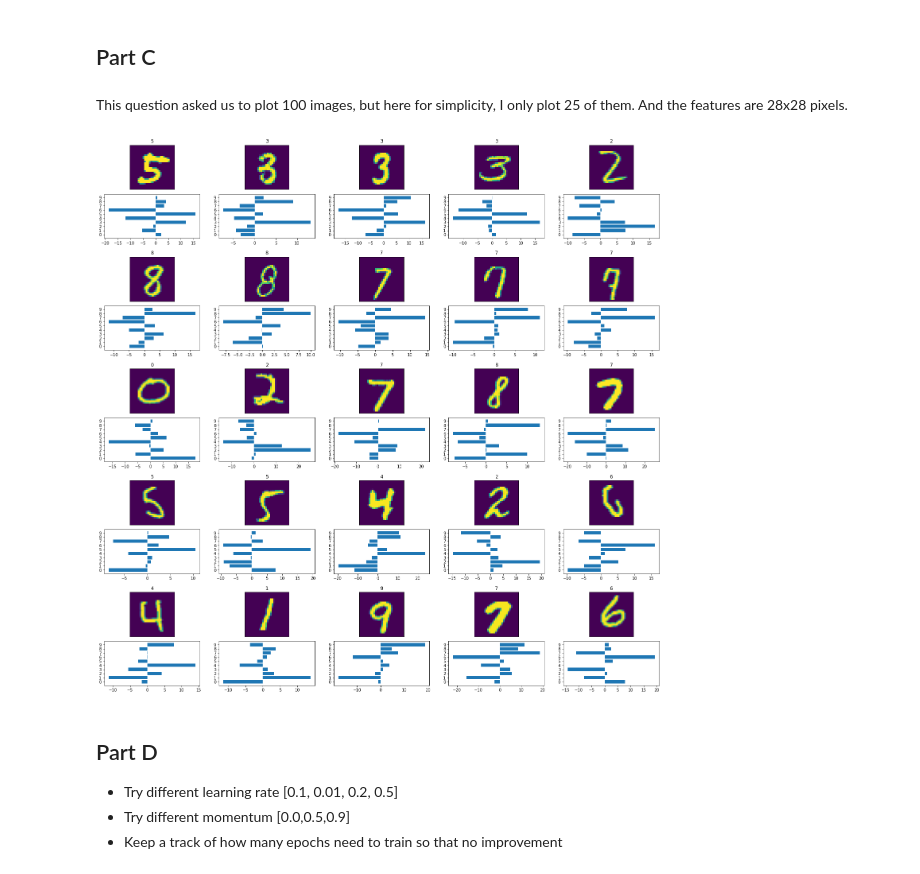
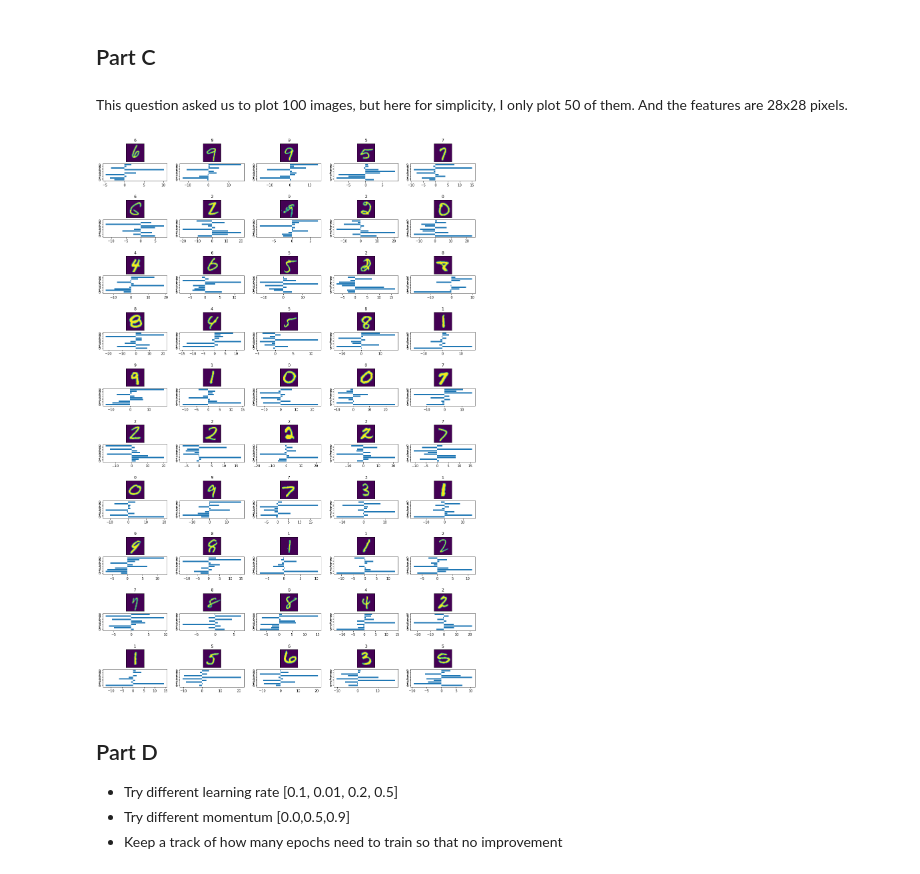
Before and after one commit to xdr100/5241HW, a Jupyter notebook: HW4Q5.ipynb, the cells around one changed output. Saved outputs shown, nothing was run; the diff lists cells and outputs as text; code cells hidden in the pictures.

```diff
--- a/HW4Q5.ipynb
+++ b/HW4Q5.ipynb
@@ -288,7 +288,7 @@ The training accuracy keeps growing to 1.0, and the validation accuracy stop inc
 # %% [markdown]
 ## Part C
 # %% [markdown]
-This question asked us to plot 100 images, but here for simplicity, I only plot 25 of them. And the features are 28x28 pixels.
+This question asked us to plot 100 images, but here for simplicity, I only plot 50 of them. And the features are 28x28 pixels.
 # %%
 import matplotlib.gridspec as gridspec
 # %%
@@ -296,28 +296,28 @@ if use_cuda:
     retrained_model.cuda()
 # %%
 classes = ["0","1","2","3","4","5","6","7","8","9"]
-fig = plt.figure(figsize=(25, 25))
-outer = gridspec.GridSpec(5, 5, wspace=0.2, hspace=0.2)
+fig = plt.figure(figsize=(20, 30))
+outer = gridspec.GridSpec(10, 5, wspace=0.2, hspace=0.5)
 for i, (images,labels) in enumerate(train_loader):
     inner = gridspec.GridSpecFromSubplotSpec(2, 1,
                       subplot_spec=outer[i], wspace=0.1, hspace=0.1)
 
 
     ax = plt.Subplot(fig, inner[0])
     ax.imshow(np.transpose(images[i].reshape(28,28)/2+0.5,(0,1) ))
     ax.set_xticks([])
     ax.set_yticks([])
     ax.set_title(classes[labels[i]])
     fig.add_subplot(ax)
     ax = plt.Subplot(fig, inner[1])
     ax.barh(classes,retrained_model(images[i].cuda()).detach().cpu().numpy())
     fig.add_subplot(ax)
     #fig.tight_layout()
-    if i>=24:
+    if i>=49:
       break
 #fig.tight_layout()
 # %% [output]
-[figure, old version]
+[figure, new version]
 # %% [markdown]
 ## Part D
  - Try different learning rate [0.1, 0.01, 0.2, 0.5]
```
